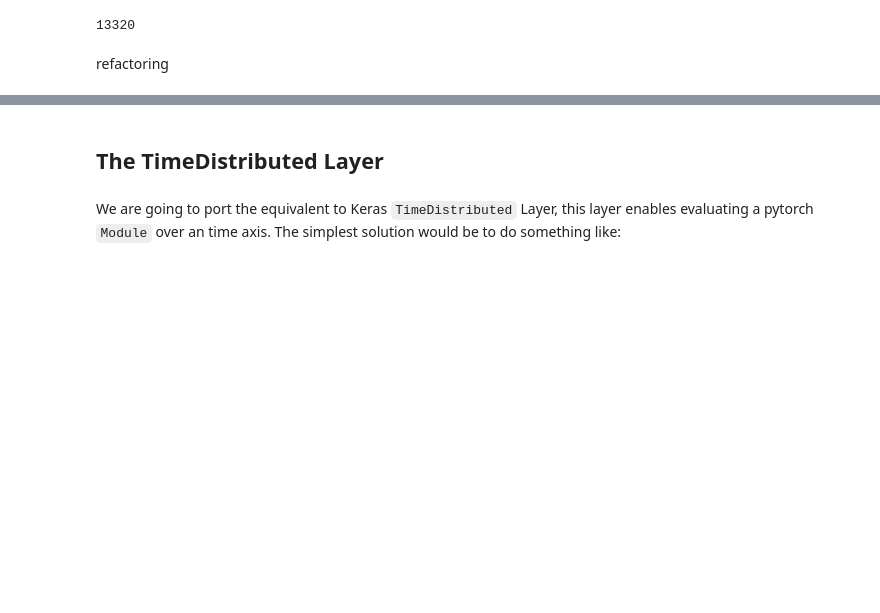
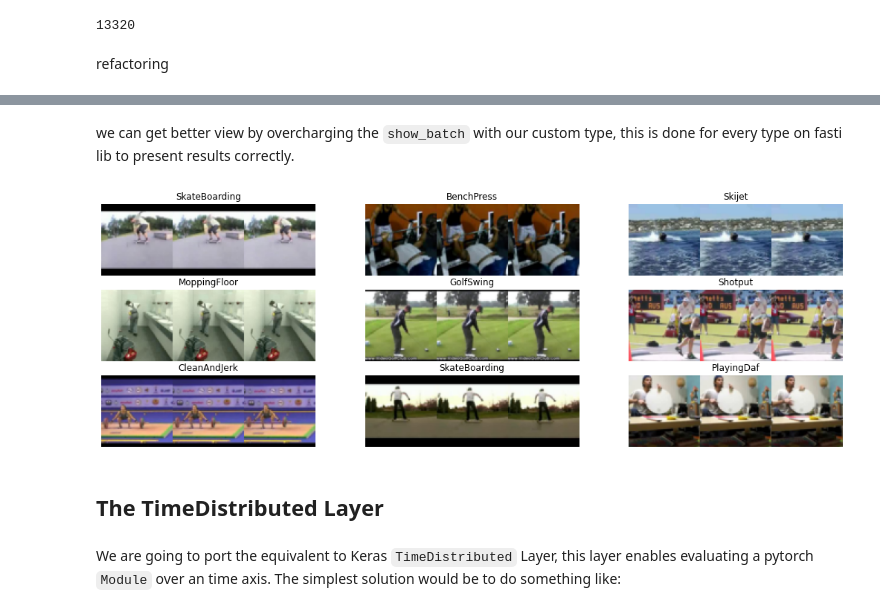
Before and after one commit to tcapelle/tcapelle.github.io, a Jupyter notebook: _notebooks/2021-03-15-image_sequences.ipynb, the cells around one changed output, grey strips where cells are left out. Saved outputs shown, nothing was run; the diff lists cells and outputs as text; code cells hidden in the pictures; blank space fills up the shorter version.

Commit message:
improved visuals

```diff
--- a/_notebooks/2021-03-15-image_sequences.ipynb
+++ b/_notebooks/2021-03-15-image_sequences.ipynb
@@ -356,0 +357,2 @@ dls.show_batch()
+# %% [markdown]
+we can get better view by overcharging the `show_batch` with our custom type, this is done for every type on fasti lib to present results correctly.
@@ -357,3 +365,7 @@ dls.show_batch()
+# %%
+dls.show_batch()
+# %% [output]
+[figure, added]
 # %% [markdown]
 ## The TimeDistributed Layer
 # %% [markdown]
```
Also changed, not shown: parts of 14 cells of this notebook.
